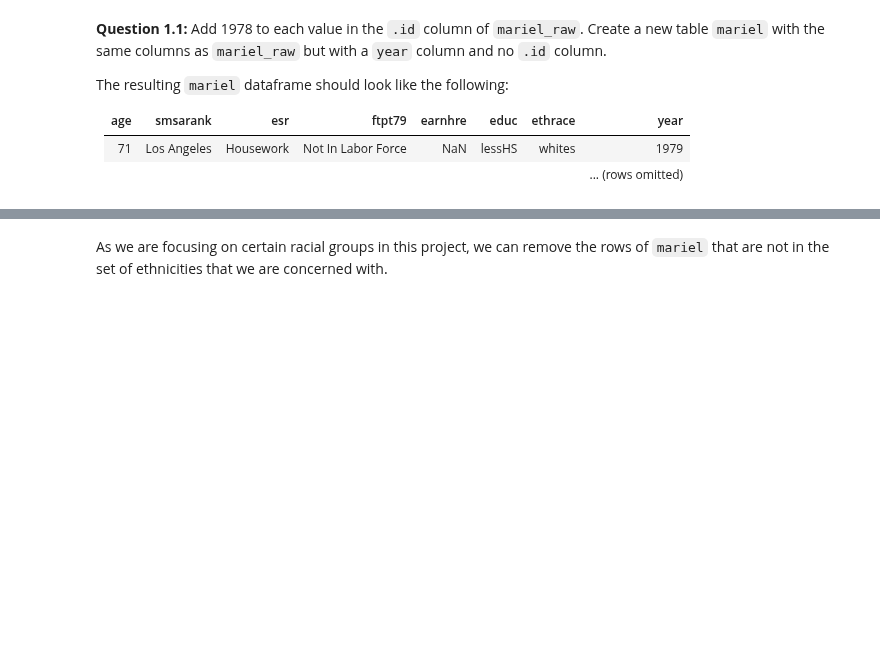
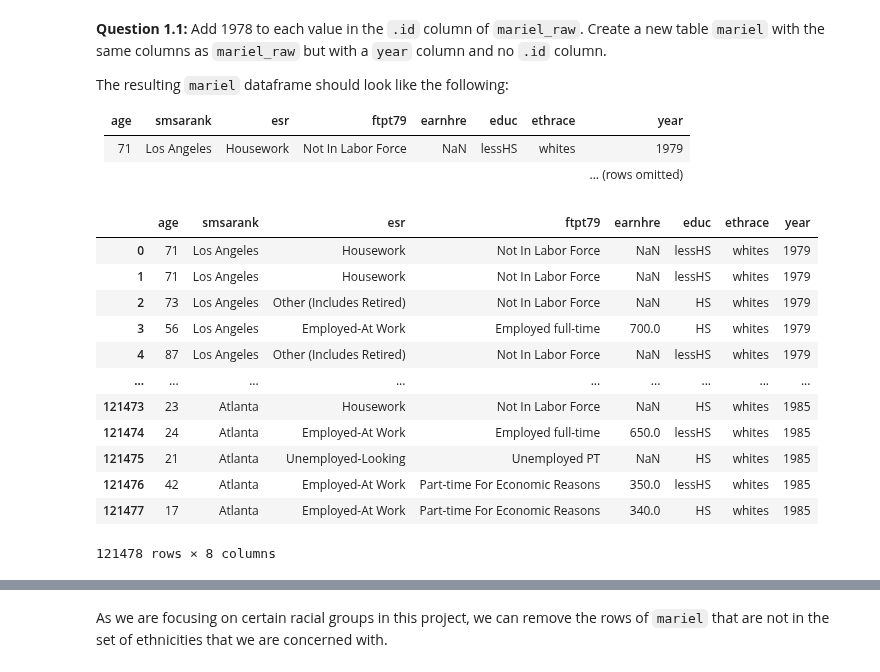
Before and after one commit to johanoelgaard/ECON148, a Jupyter notebook: proj/proj02/proj02.ipynb, the cells around one changed output, grey strips where cells are left out. Saved outputs shown, nothing was run; the diff lists cells and outputs as text; code cells hidden in the pictures; blank space fills up the shorter version.

```diff
--- a/proj/proj02/proj02.ipynb
+++ b/proj/proj02/proj02.ipynb
@@ -75,2 +78,21 @@ mariel.head()
+# %%
+mariel = mariel_raw.copy()
+mariel['year'] = mariel['.id']+1978
+mariel = mariel.drop(columns=['.id'])
+mariel
+# %% [output]
+|  | age | smsarank | esr | ftpt79 | earnhre | educ | ethrace | year |
+| 0 | 71 | Los Angeles | Housework | Not In Labor Force | NaN | lessHS | whites | 1979 |
+| 1 | 71 | Los Angeles | Housework | Not In Labor Force | NaN | lessHS | whites | 1979 |
+| 2 | 73 | Los Angeles | Other (Includes Retired) | Not In Labor Force | NaN | HS | whites | 1979 |
+| 3 | 56 | Los Angeles | Employed-At Work | Employed full-time | 700.0 | HS | whites | 1979 |
+| 4 | 87 | Los Angeles | Other (Includes Retired) | Not In Labor Force | NaN | lessHS | whites | 1979 |
+| ... | ... | ... | ... | ... | ... | ... | ... | ... |
+| 121473 | 23 | Atlanta | Housework | Not In Labor Force | NaN | HS | whites | 1985 |
+| 121474 | 24 | Atlanta | Employed-At Work | Employed full-time | 650.0 | lessHS | whites | 1985 |
+| 121475 | 21 | Atlanta | Unemployed-Looking | Unemployed PT | NaN | HS | whites | 1985 |
+| 121476 | 42 | Atlanta | Employed-At Work | Part-time For Economic Reasons | 350.0 | lessHS | whites | 1985 |
+| 121477 | 17 | Atlanta | Employed-At Work | Part-time For Economic Reasons | 340.0 | HS | whites | 1985 |
+121478 rows × 8 columns
 # %%
 grader.check("q1_1")
```
Also changed, not shown: parts of 38 cells of this notebook, 2 other files.
